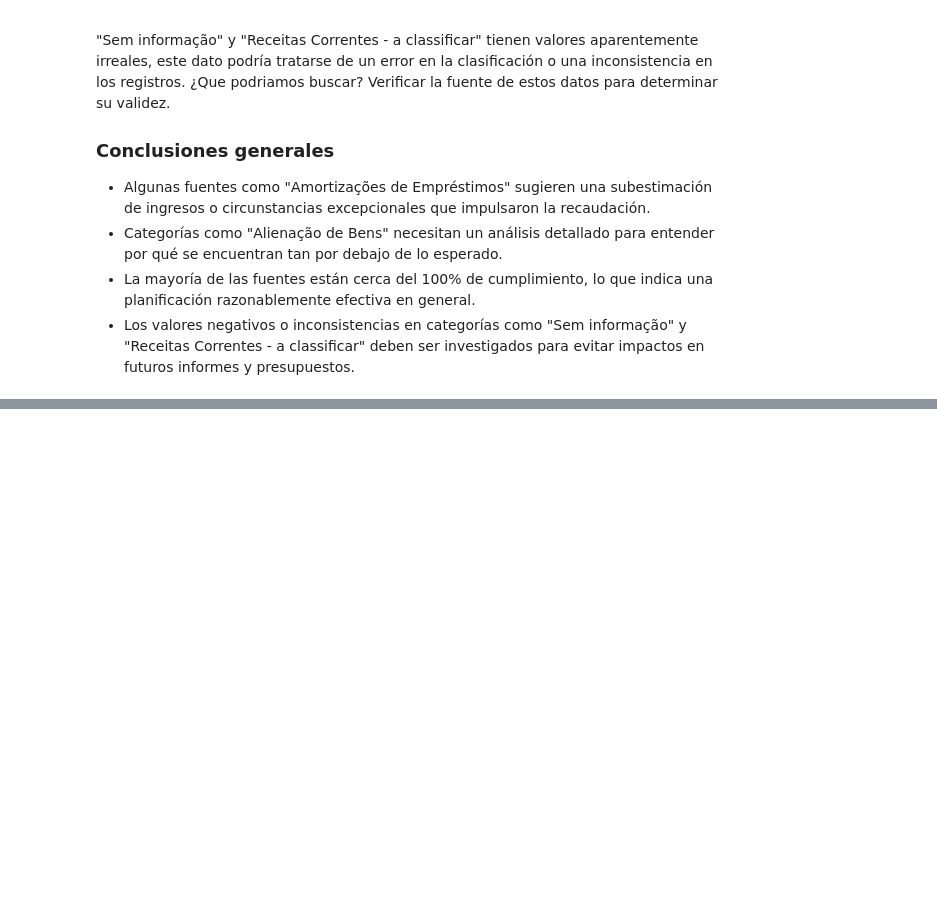
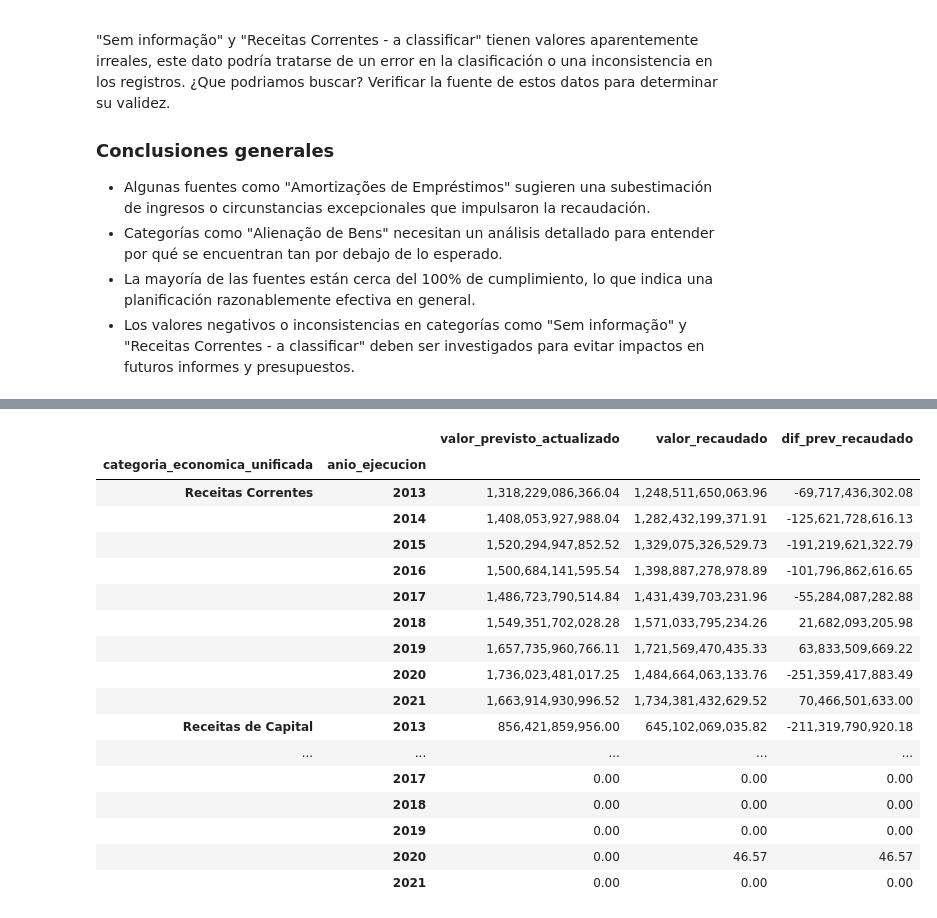
Before and after one commit to aSalomon96/Proyecto2_Ingresos_publicos_BRA, a Jupyter notebook: tratamiento/02_EDAs.ipynb, the cells around one changed output, grey strips where cells are left out. Saved outputs shown, nothing was run; the diff lists cells and outputs as text; code cells hidden in the pictures; blank space fills up the shorter version.

```diff
--- a/tratamiento/02_EDAs.ipynb
+++ b/tratamiento/02_EDAs.ipynb
@@ -231,0 +492,32 @@ Passing `palette` without assigning `hue` is deprecated and will be removed in v
+# %%
+# Creamos una nueva columna para unificar categorias
+df['categoria_economica_unificada'] = df['categoria_economica'].replace({
+    'Receitas de Capital - intra-orçamentárias': 'Receitas de Capital',
+    'Receitas Correntes - intra-orçamentárias': 'Receitas Correntes'
+})
+
+# Agrupamos por categoria economica
+df_categoria_economica = df.groupby(['categoria_economica_unificada','anio_ejecucion'])[['valor_previsto_actualizado','valor_recaudado']].sum()
+
+#creamos diferencia entre previsto y recaudado
+df_categoria_economica["dif_prev_recaudado"] = (df_categoria_economica["valor_recaudado"]-df_categoria_economica["valor_previsto_actualizado"])
+df_categoria_economica
+# %% [output]
+|  |  | valor_previsto_actualizado | valor_recaudado | dif_prev_recaudado |
+| categoria_economica_unificada | anio_ejecucion |  |  |  |
+| Receitas Correntes | 2013 | 1,318,229,086,366.04 | 1,248,511,650,063.96 | -69,717,436,302.08 |
+|  | 2014 | 1,408,053,927,988.04 | 1,282,432,199,371.91 | -125,621,728,616.13 |
+|  | 2015 | 1,520,294,947,852.52 | 1,329,075,326,529.73 | -191,219,621,322.79 |
+|  | 2016 | 1,500,684,141,595.54 | 1,398,887,278,978.89 | -101,796,862,616.65 |
+|  | 2017 | 1,486,723,790,514.84 | 1,431,439,703,231.96 | -55,284,087,282.88 |
+|  | 2018 | 1,549,351,702,028.28 | 1,571,033,795,234.26 | 21,682,093,205.98 |
+|  | 2019 | 1,657,735,960,766.11 | 1,721,569,470,435.33 | 63,833,509,669.22 |
+|  | 2020 | 1,736,023,481,017.25 | 1,484,664,063,133.76 | -251,359,417,883.49 |
+|  | 2021 | 1,663,914,930,996.52 | 1,734,381,432,629.52 | 70,466,501,633.00 |
+| Receitas de Capital | 2013 | 856,421,859,956.00 | 645,102,069,035.82 | -211,319,790,920.18 |
+| ... | ... | ... | ... | ... |
+|  | 2017 | 0.00 | 0.00 | 0.00 |
+|  | 2018 | 0.00 | 0.00 | 0.00 |
+|  | 2019 | 0.00 | 0.00 | 0.00 |
+|  | 2020 | 0.00 | 46.57 | 46.57 |
+|  | 2021 | 0.00 | 0.00 | 0.00 |
```
Also changed, not shown: parts of 17 cells of this notebook.
